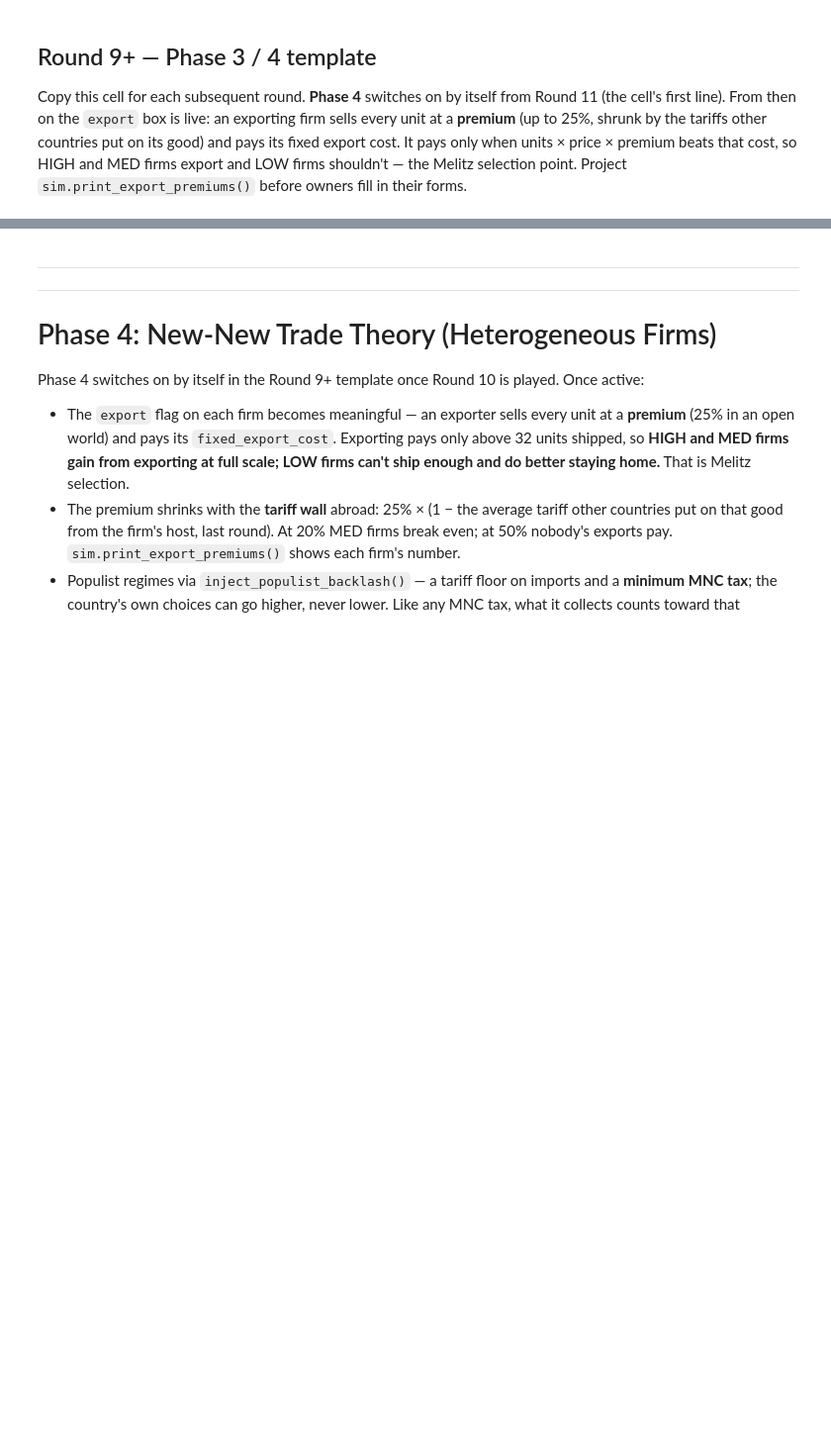
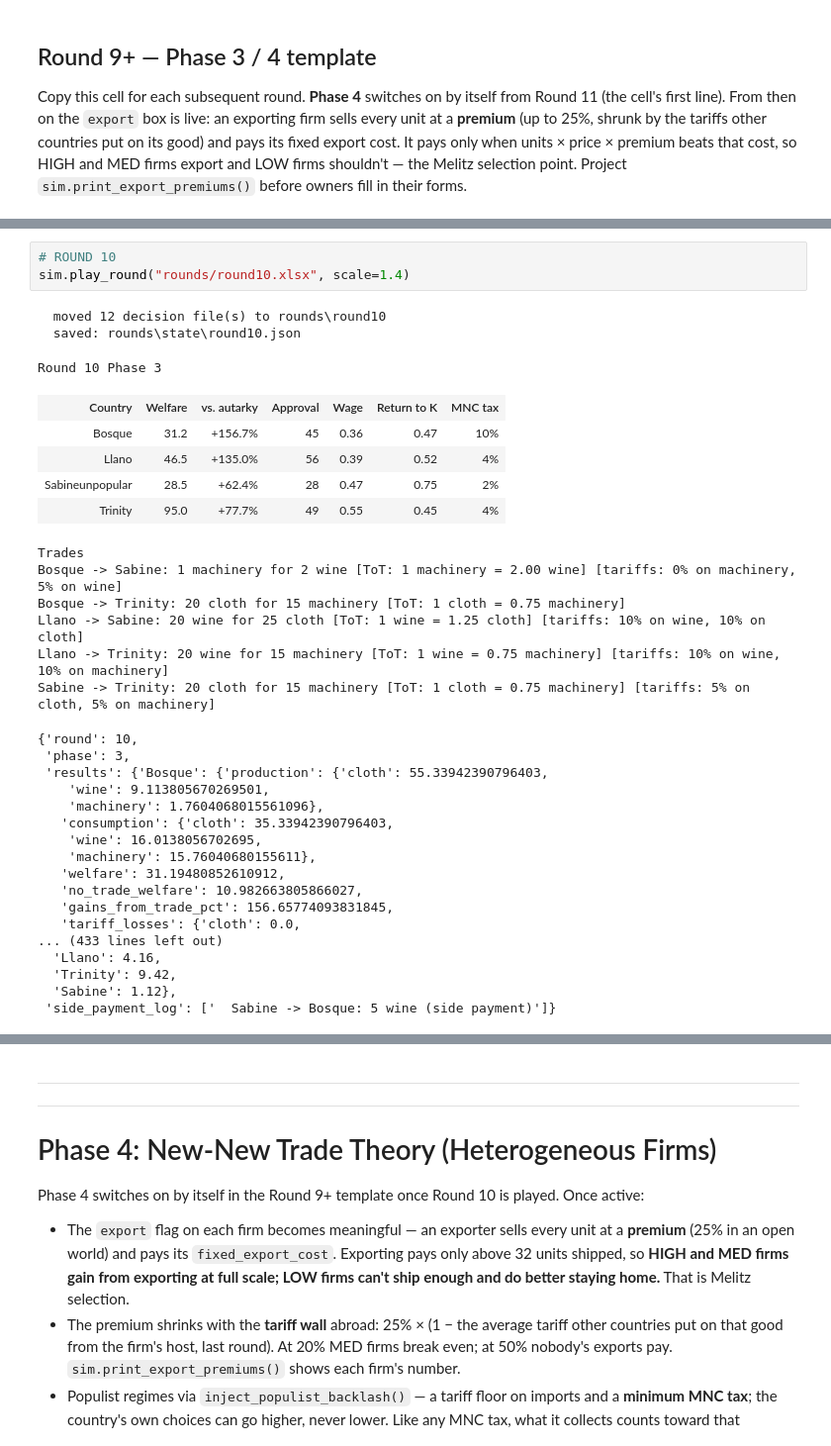
Before and after one commit to joshuaalley/ipe-simulation, a Jupyter notebook: simulation.ipynb, the cells around one changed output, grey strips where cells are left out. Shown at 99% size. Saved outputs shown, nothing was run; the diff lists cells and outputs as text; blank space fills up the shorter version.

```diff
--- a/simulation.ipynb
+++ b/simulation.ipynb
@@ -370,0 +448,35 @@ Copy this cell for each subsequent round. **Phase 4** switches on by itself from
+# %%
+# ROUND 10
+sim.play_round("rounds/round10.xlsx", scale=1.4)
+# %% [output]
+  moved 12 decision file(s) to rounds\round10
+  saved: rounds\state\round10.json
+Round 10 Phase 3
+| Country | Welfare | vs. autarky | Approval | Wage | Return to K | MNC tax |
+| Bosque | 31.2 | +156.7% | 45 | 0.36 | 0.47 | 10% |
+| Llano | 46.5 | +135.0% | 56 | 0.39 | 0.52 | 4% |
+| Sabineunpopular | 28.5 | +62.4% | 28 | 0.47 | 0.75 | 2% |
+| Trinity | 95.0 | +77.7% | 49 | 0.55 | 0.45 | 4% |
+Trades
+Bosque -> Sabine: 1 machinery for 2 wine [ToT: 1 machinery = 2.00 wine] [tariffs: 0% on machinery, 5% on wine]
+Bosque -> Trinity: 20 cloth for 15 machinery [ToT: 1 cloth = 0.75 machinery]
+Llano -> Sabine: 20 wine for 25 cloth [ToT: 1 wine = 1.25 cloth] [tariffs: 10% on wine, 10% on cloth]
+Llano -> Trinity: 20 wine for 15 machinery [ToT: 1 wine = 0.75 machinery] [tariffs: 10% on wine, 10% on machinery]
+Sabine -> Trinity: 20 cloth for 15 machinery [ToT: 1 cloth = 0.75 machinery] [tariffs: 5% on cloth, 5% on machinery]
+{'round': 10,
+ 'phase': 3,
+ 'results': {'Bosque': {'production': {'cloth': 55.33942390796403,
+    'wine': 9.113805670269501,
+    'machinery': 1.7604068015561096},
+   'consumption': {'cloth': 35.33942390796403,
+    'wine': 16.0138056702695,
+    'machinery': 15.76040680155611},
+   'welfare': 31.19480852610912,
+   'no_trade_welfare': 10.982663805866027,
+   'gains_from_trade_pct': 156.65774093831845,
+   'tariff_losses': {'cloth': 0.0,
+... (433 lines left out)
+  'Llano': 4.16,
+  'Trinity': 9.42,
+  'Sabine': 1.12},
+ 'side_payment_log': ['  Sabine -> Bosque: 5 wine (side payment)']}
```
Also changed, not shown: parts of 11 cells of this notebook, 5 other files.
